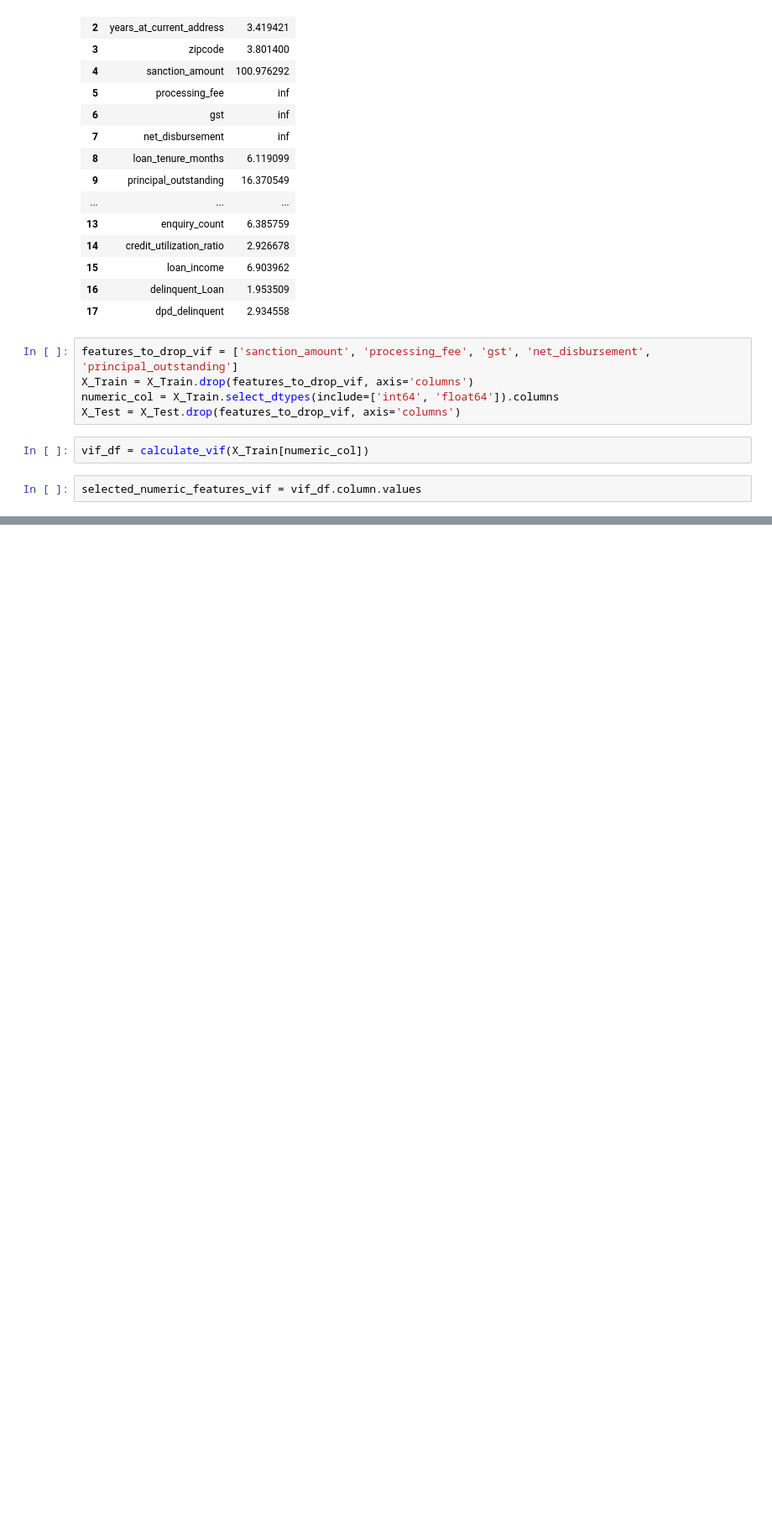
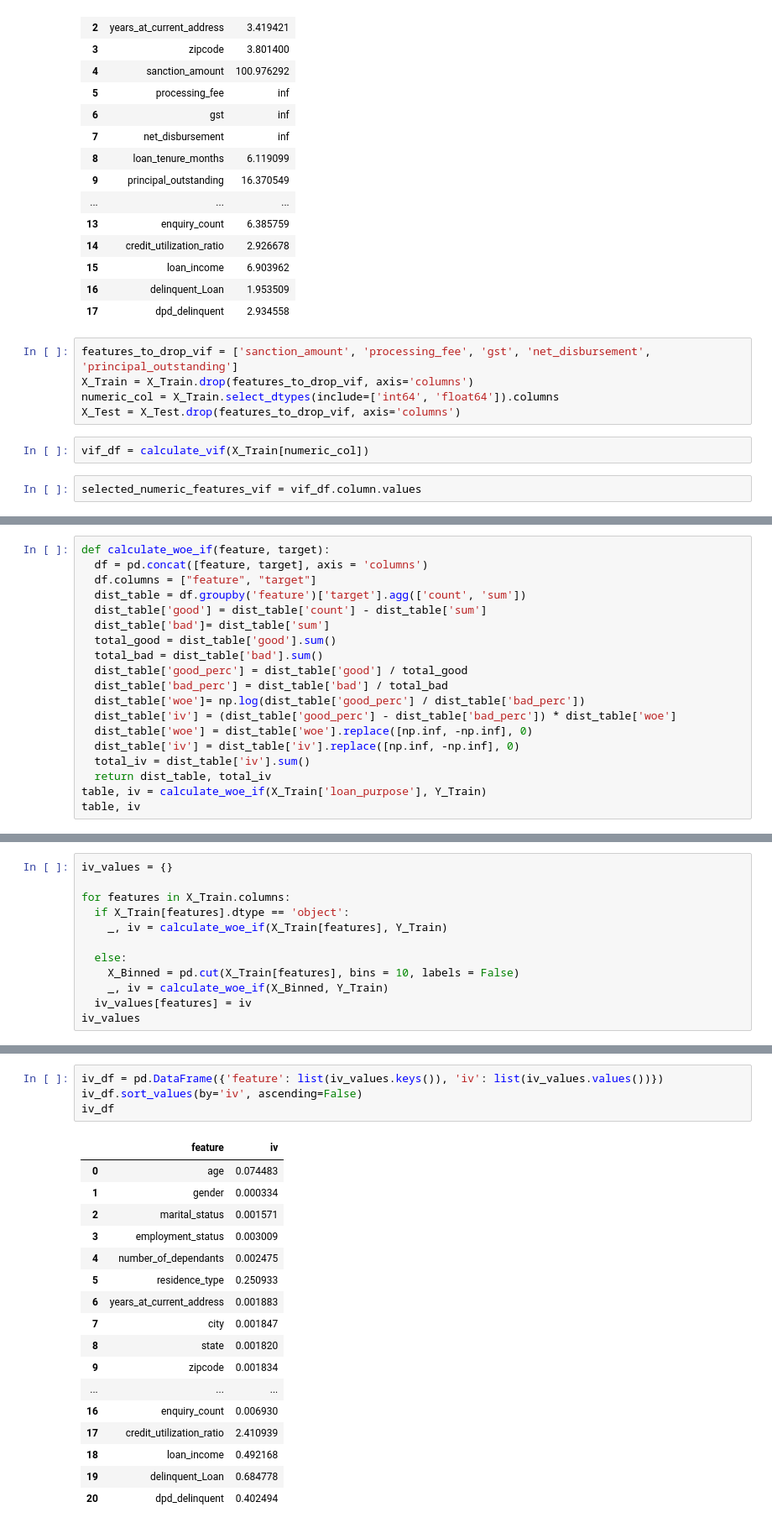
Before and after one commit to neel-madhav/CreditRiskModelling, a Jupyter notebook: CreditRiskModelling.ipynb, the cells around one changed output, grey strips where cells are left out. Shown at 84% size. Cells and saved outputs as stored; diff of their text form; blank space fills up the shorter version.

```diff
--- a/CreditRiskModelling.ipynb
+++ b/CreditRiskModelling.ipynb
@@ -520,0 +645,19 @@ selected_numeric_features_vif = vif_df.column.values
+# %%
+def calculate_woe_if(feature, target):
+  df = pd.concat([feature, target], axis = 'columns')
+  df.columns = ["feature", "target"]
+  dist_table = df.groupby('feature')['target'].agg(['count', 'sum'])
+  dist_table['good'] = dist_table['count'] - dist_table['sum']
+  dist_table['bad']= dist_table['sum']
+  total_good = dist_table['good'].sum()
+  total_bad = dist_table['bad'].sum()
+  dist_table['good_perc'] = dist_table['good'] / total_good
+  dist_table['bad_perc'] = dist_table['bad'] / total_bad
+  dist_table['woe']= np.log(dist_table['good_perc'] / dist_table['bad_perc'])
+  dist_table['iv'] = (dist_table['good_perc'] - dist_table['bad_perc']) * dist_table['woe']
+  dist_table['woe'] = dist_table['woe'].replace([np.inf, -np.inf], 0)
+  dist_table['iv'] = dist_table['iv'].replace([np.inf, -np.inf], 0)
+  total_iv = dist_table['iv'].sum()
+  return dist_table, total_iv
+table, iv = calculate_woe_if(X_Train['loan_purpose'], Y_Train)
+table, iv
@@ -520,0 +672,12 @@ selected_numeric_features_vif = vif_df.column.values
+# %%
+iv_values = {}
+
+for features in X_Train.columns:
+  if X_Train[features].dtype == 'object':
+    _, iv = calculate_woe_if(X_Train[features], Y_Train)
+
+  else:
+    X_Binned = pd.cut(X_Train[features], bins = 10, labels = False)
+    _, iv = calculate_woe_if(X_Binned, Y_Train)
+  iv_values[features] = iv
+iv_values
@@ -520,0 +702,22 @@ selected_numeric_features_vif = vif_df.column.values
+# %%
+iv_df = pd.DataFrame({'feature': list(iv_values.keys()), 'iv': list(iv_values.values())})
+iv_df.sort_values(by='iv', ascending=False)
+iv_df
+# %% [output]
+|  | feature | iv |
+| 0 | age | 0.074483 |
+| 1 | gender | 0.000334 |
+| 2 | marital_status | 0.001571 |
+| 3 | employment_status | 0.003009 |
+| 4 | number_of_dependants | 0.002475 |
+| 5 | residence_type | 0.250933 |
+| 6 | years_at_current_address | 0.001883 |
+| 7 | city | 0.001847 |
+| 8 | state | 0.001820 |
+| 9 | zipcode | 0.001834 |
+| ... | ... | ... |
+| 16 | enquiry_count | 0.006930 |
+| 17 | credit_utilization_ratio | 2.410939 |
+| 18 | loan_income | 0.492168 |
+| 19 | delinquent_Loan | 0.684778 |
+| 20 | dpd_delinquent | 0.402494 |
```
Also changed, not shown: parts of 37 cells of this notebook.
